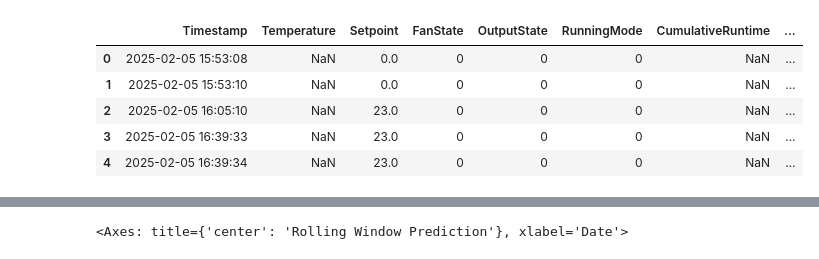
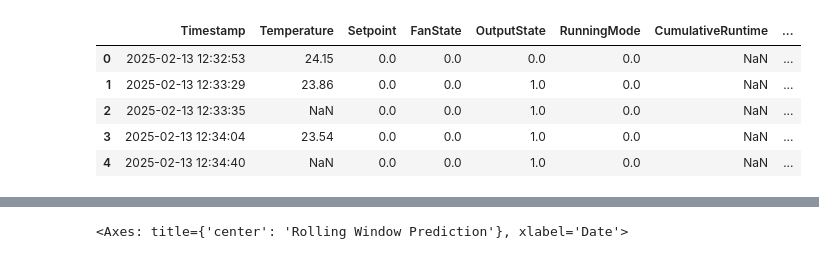
Before and after one commit to Temple-University-CIS-4496/cis-4496-project-hvac, a Jupyter notebook: Code/Modeling/BaseModel.ipynb, the cells around one changed output, grey strips where cells are left out. Drawn from its saved outputs; the diff is of its cells as text; code cells hidden in the pictures.

```diff
--- a/Code/Modeling/BaseModel.ipynb
+++ b/Code/Modeling/BaseModel.ipynb
@@ -4,25 +4,25 @@ import numpy as np
 # %%
 import kagglehub
 from kagglehub import KaggleDatasetAdapter
 
 # Set the path to the file you'd like to load
-file_path = "timeseries_table_timeseries_table " + "(1)" + ".csv"
+file_path = "processed_timeseries_table_timeseries_table " + "(10)" + ".csv"
 
 # Load the latest version
 df = kagglehub.dataset_load(
   KaggleDatasetAdapter.PANDAS,
   "lsobieski/processed-thermostat-data",
   file_path,
 )
 
 df.head()
 # %% [output]
 |  | Timestamp | Temperature | Setpoint | FanState | OutputState | RunningMode | CumulativeRuntime | ... |
-| 0 | 2025-02-05 15:53:08 | NaN | 0.0 | 0 | 0 | 0 | NaN | ... |
-| 1 | 2025-02-05 15:53:10 | NaN | 0.0 | 0 | 0 | 0 | NaN | ... |
-| 2 | 2025-02-05 16:05:10 | NaN | 23.0 | 0 | 0 | 0 | NaN | ... |
-| 3 | 2025-02-05 16:39:33 | NaN | 23.0 | 0 | 0 | 0 | NaN | ... |
-| 4 | 2025-02-05 16:39:34 | NaN | 23.0 | 0 | 0 | 0 | NaN | ... |
+| 0 | 2025-02-13 12:32:53 | 24.15 | 0.0 | 0.0 | 0.0 | 0.0 | NaN | ... |
+| 1 | 2025-02-13 12:33:29 | 23.86 | 0.0 | 0.0 | 1.0 | 0.0 | NaN | ... |
+| 2 | 2025-02-13 12:33:35 | NaN | 0.0 | 0.0 | 1.0 | 0.0 | NaN | ... |
+| 3 | 2025-02-13 12:34:04 | 23.54 | 0.0 | 0.0 | 1.0 | 0.0 | NaN | ... |
+| 4 | 2025-02-13 12:34:40 | NaN | 0.0 | 0.0 | 1.0 | 0.0 | NaN | ... |
 # %%
 df["CumulativeRuntime"] = df["CumulativeRuntime"].ffill()
 # %%
```
Also changed, not shown: parts of 12 cells of this notebook.
